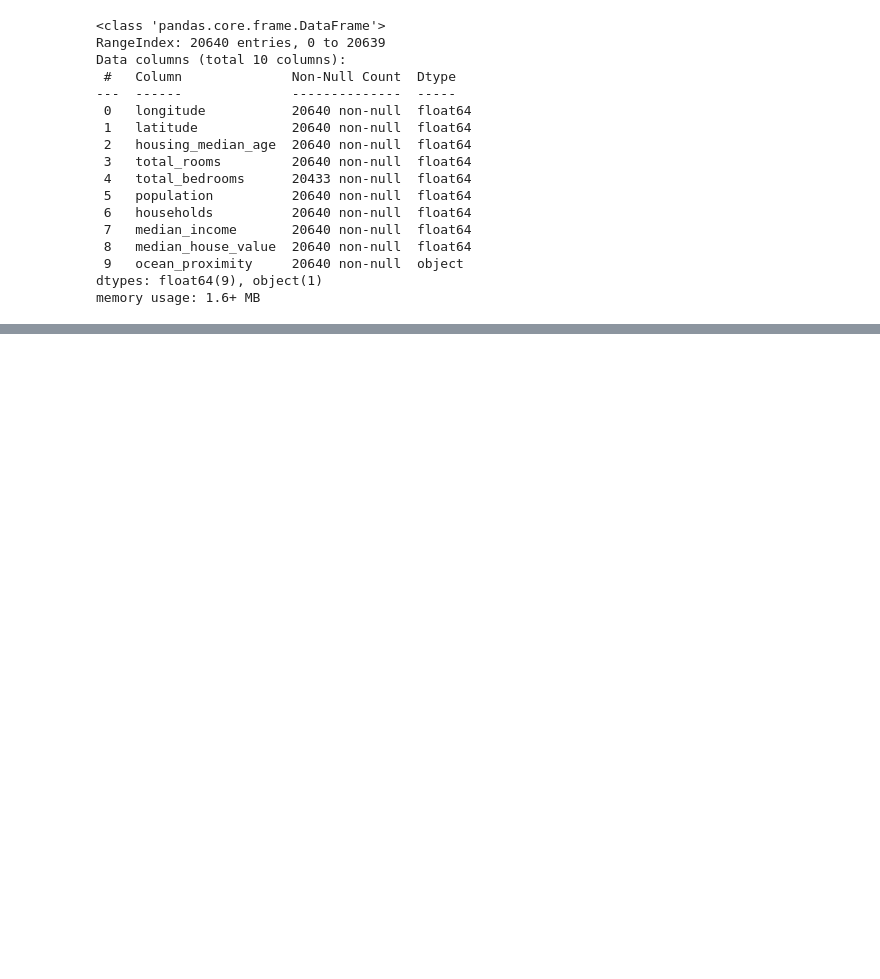
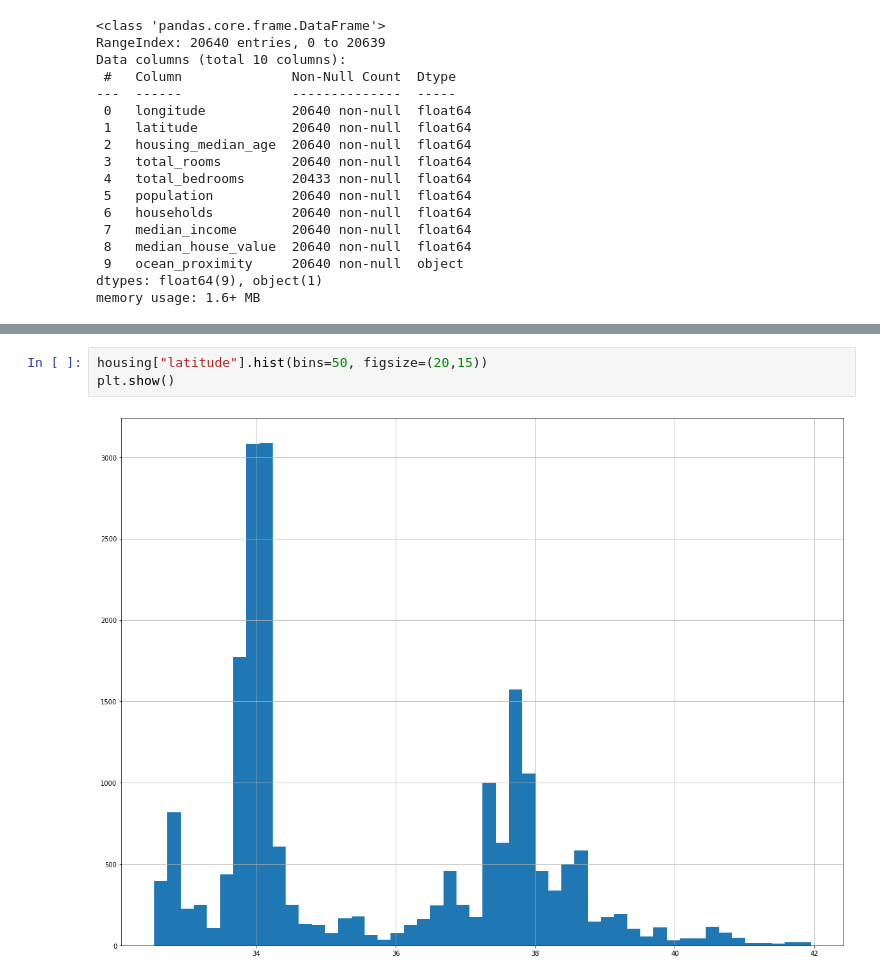
Before and after one commit to lee0ray/handsonml, a Jupyter notebook: Housing.ipynb, the cells around one changed output, grey strips where cells are left out. Drawn from its saved outputs; the diff is of its cells as text; blank space fills up the shorter version.

```diff
--- a/Housing.ipynb
+++ b/Housing.ipynb
@@ -55,0 +90,5 @@ memory usage: 1.6+ MB
+# %%
+housing["latitude"].hist(bins=50, figsize=(20,15))
+plt.show()
+# %% [output]
+[figure, added]
```
Also changed, not shown: parts of 82 cells of this notebook, 1 other file.
